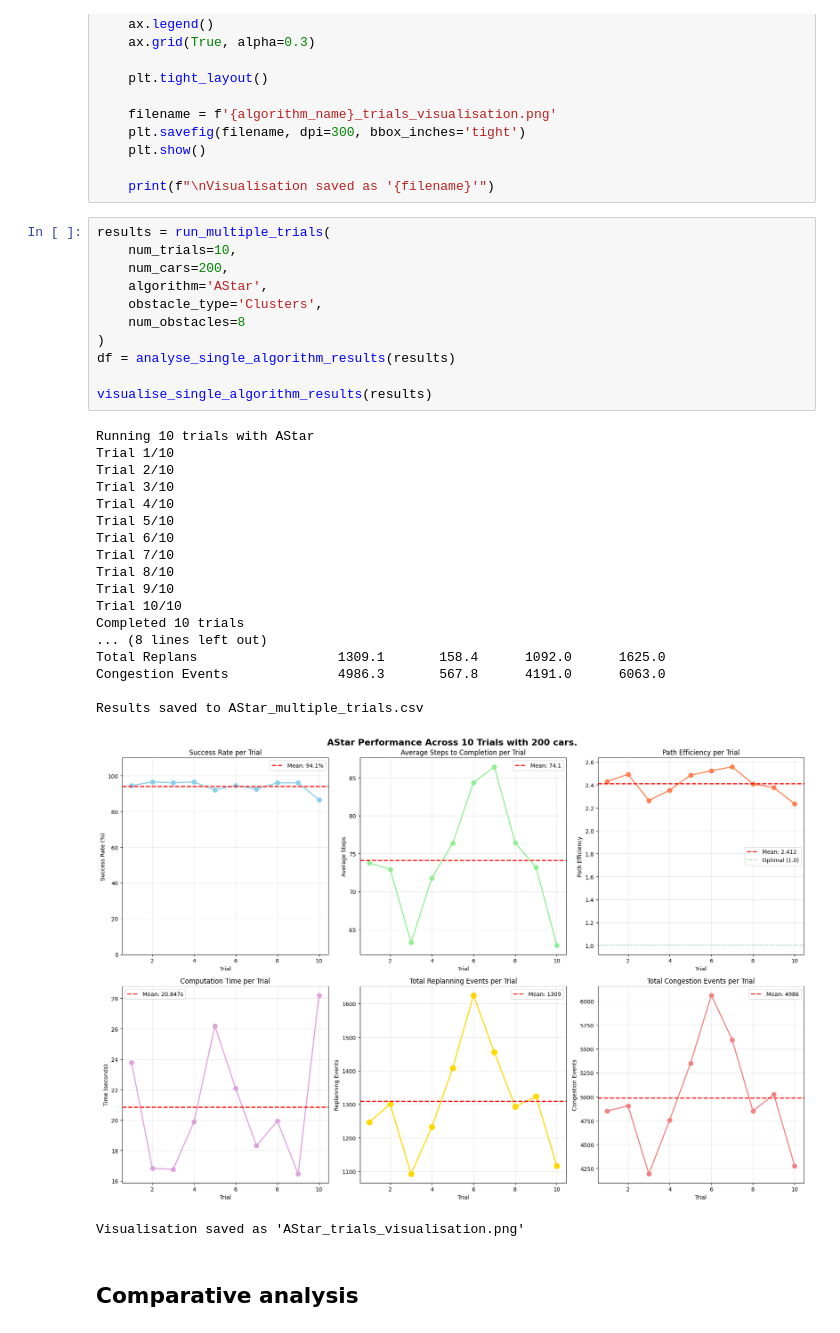
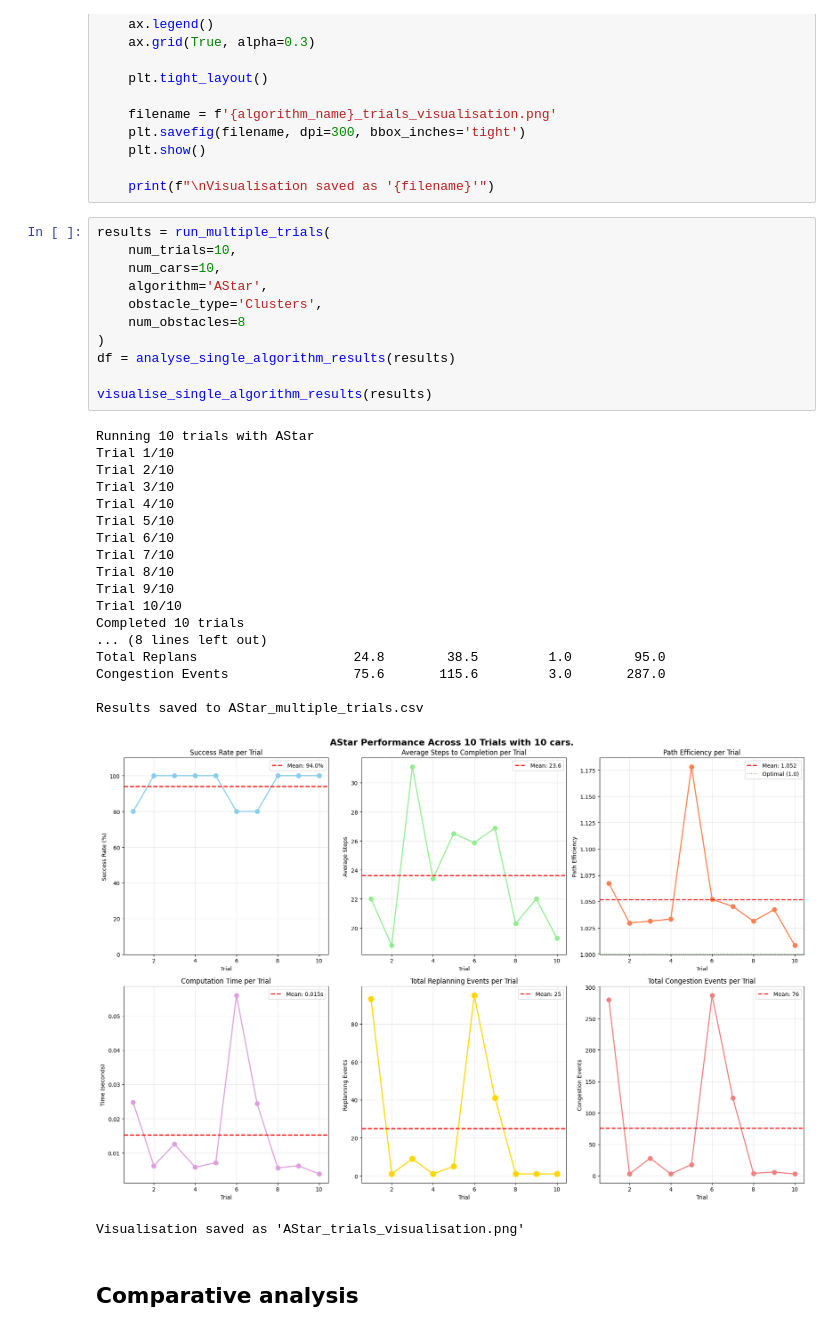
Before and after one commit to MartinMacD/2D-Discrete-Traffic-Model, a Jupyter notebook: 2D-Discrete-Traffic-Model.ipynb, the cells around one changed output. Drawn from its saved outputs; the diff is of its cells as text.

```diff
--- a/2D-Discrete-Traffic-Model.ipynb
+++ b/2D-Discrete-Traffic-Model.ipynb
@@ -997,33 +997,33 @@ def visualise_single_algorithm_results(results):
 # %%
 results = run_multiple_trials(
     num_trials=10,
-    num_cars=200,
+    num_cars=10,
     algorithm='AStar',
     obstacle_type='Clusters',
     num_obstacles=8
 )
 df = analyse_single_algorithm_results(results)
 
 visualise_single_algorithm_results(results)
 # %% [output]
 Running 10 trials with AStar
 Trial 1/10
 Trial 2/10
 Trial 3/10
 Trial 4/10
 Trial 5/10
 Trial 6/10
 Trial 7/10
 Trial 8/10
 Trial 9/10
 Trial 10/10
 Completed 10 trials
 ... (8 lines left out)
-Total Replans                  1309.1       158.4      1092.0      1625.0
-Congestion Events              4986.3       567.8      4191.0      6063.0
+Total Replans                    24.8        38.5         1.0        95.0
+Congestion Events                75.6       115.6         3.0       287.0
 
 Results saved to AStar_multiple_trials.csv
-[figure, old version]
+[figure, new version]
 Visualisation saved as 'AStar_trials_visualisation.png'
 # %% [markdown]
 ## Comparative analysis
```
Also changed, not shown: parts of 3 cells of this notebook, 1 other file.
